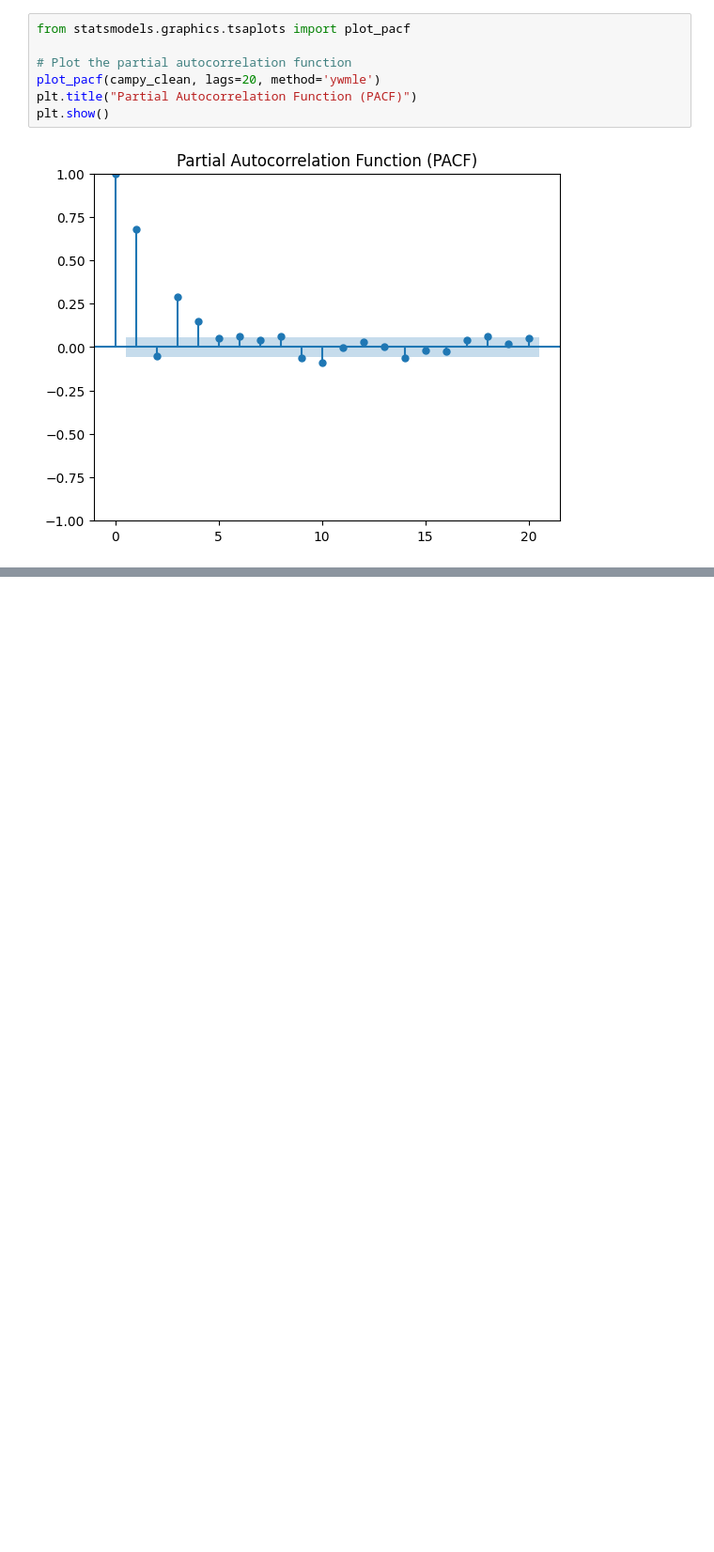
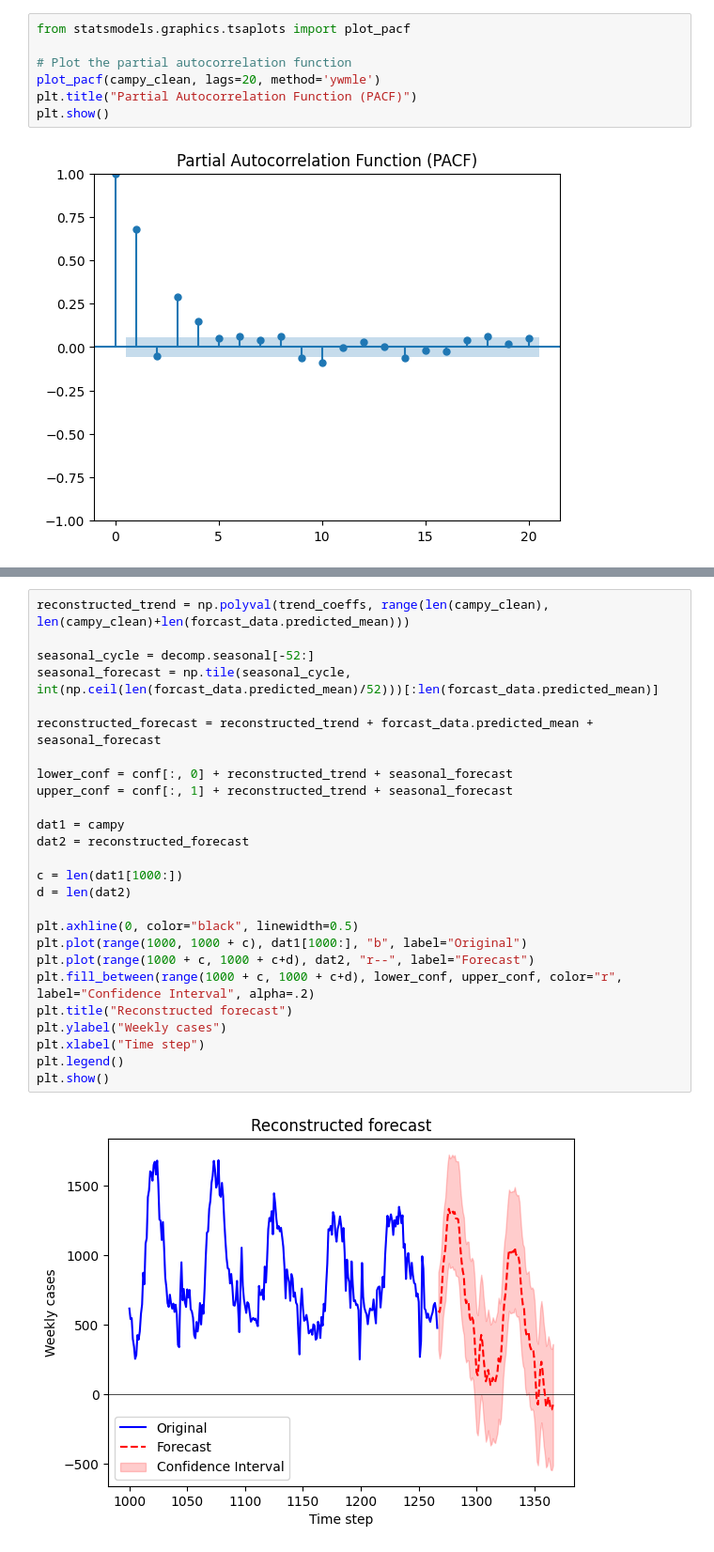
Before and after one commit to anza4662/TS-project, a Jupyter notebook: notebook.ipynb, the cells around one changed output, grey strips where cells are left out. Shown: that part at 94% size. Drawn from its saved outputs; the diff is of its cells as text; blank space fills up the shorter version.

```diff
--- a/notebook.ipynb
+++ b/notebook.ipynb
@@ -70,0 +142,28 @@ plt.show()
+# %%
+reconstructed_trend = np.polyval(trend_coeffs, range(len(campy_clean), len(campy_clean)+len(forcast_data.predicted_mean)))
+
+seasonal_cycle = decomp.seasonal[-52:]
+seasonal_forecast = np.tile(seasonal_cycle, int(np.ceil(len(forcast_data.predicted_mean)/52)))[:len(forcast_data.predicted_mean)]
+
+reconstructed_forecast = reconstructed_trend + forcast_data.predicted_mean + seasonal_forecast
+
+lower_conf = conf[:, 0] + reconstructed_trend + seasonal_forecast
+upper_conf = conf[:, 1] + reconstructed_trend + seasonal_forecast
+
+dat1 = campy
+dat2 = reconstructed_forecast
+
+c = len(dat1[1000:])
+d = len(dat2)
+
+plt.axhline(0, color="black", linewidth=0.5)
+plt.plot(range(1000, 1000 + c), dat1[1000:], "b", label="Original")
+plt.plot(range(1000 + c, 1000 + c+d), dat2, "r--", label="Forecast")
+plt.fill_between(range(1000 + c, 1000 + c+d), lower_conf, upper_conf, color="r", label="Confidence Interval", alpha=.2)
+plt.title("Reconstructed forecast")
+plt.ylabel("Weekly cases")
+plt.xlabel("Time step")
+plt.legend()
+plt.show()
+# %% [output]
+[figure, added]
```
Also changed, not shown: parts of 3 cells of this notebook, 4 other files.
